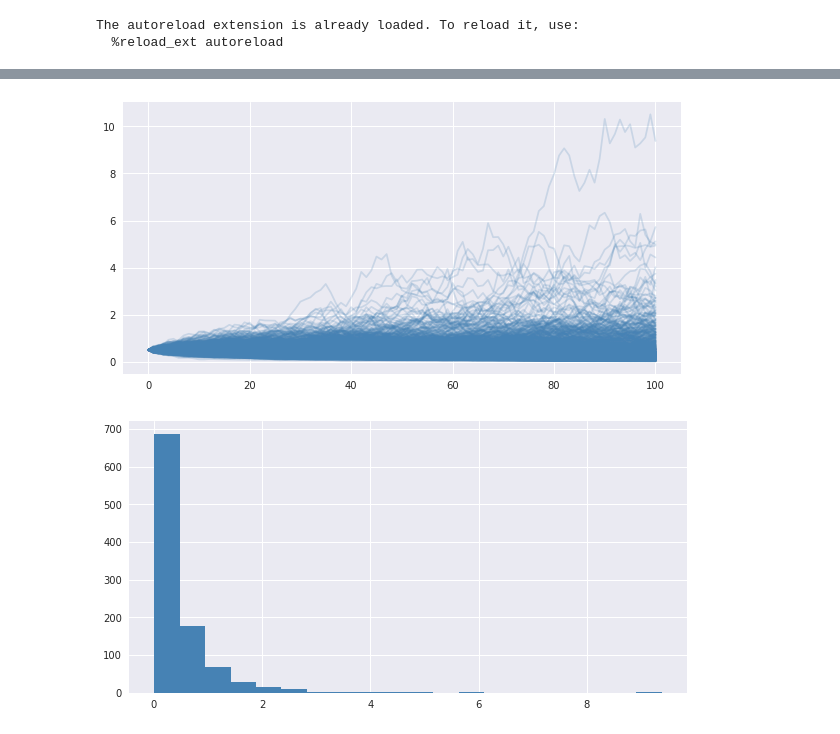
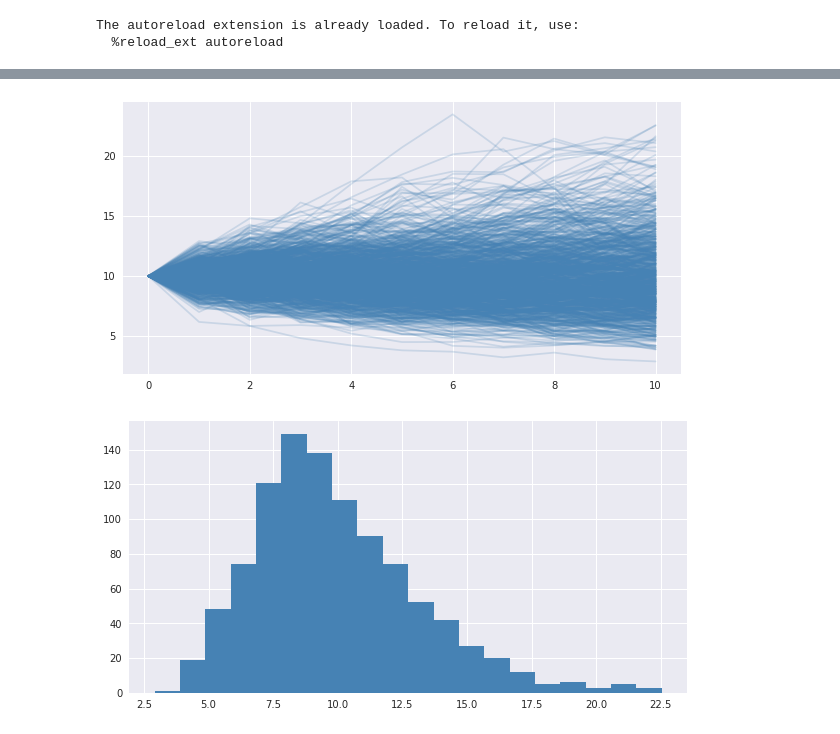
Before and after one commit to gautsi/wealth, a Jupyter notebook: Notebooks/first_sim.ipynb, the cells around one changed output, grey strips where cells are left out. Drawn from its saved outputs; the diff is of its cells as text; code cells hidden in the pictures.

```diff
--- a/Notebooks/first_sim.ipynb
+++ b/Notebooks/first_sim.ipynb
@@ -15,8 +14,7 @@ import warnings
 warnings.simplefilter(action='ignore', category=Warning)
 # %%
 s = sim.Sim(
-    initial_wealth=init.constant(value=0.5),
-    evolve_func=evolve.normal_change,
-    redist_func=lambda x:x)
+    w = wealths.Wealths(init.constant()),
+    ev = evolve.Evolve([evolve.normal_change]))
 # %%
-s.step(100)
+s.step(10)
@@ -39,10 +21,10 @@ s.wealths
 # %%
-fig, ax = s.wealths_over_time()
+fig, ax = s.w.wealths_over_time()
 # fig.savefig("./Images/first_sim_wealths.png", bbox_inches = "tight")
 # %% [output]
-[figure, old version]
+[figure, new version]
 # %%
-fig, ax = s.hist(time_step = s.time_step)
+fig, ax = s.w.hist(time_step = s.time_step)
 # fig.savefig("./Images/first_sim_wealths_hist.png", bbox_inches = "tight")
 # %% [output]
-[figure, old version]
+[figure, new version]
```
Also changed, not shown: parts of 8 cells of this notebook, 6 other files.
